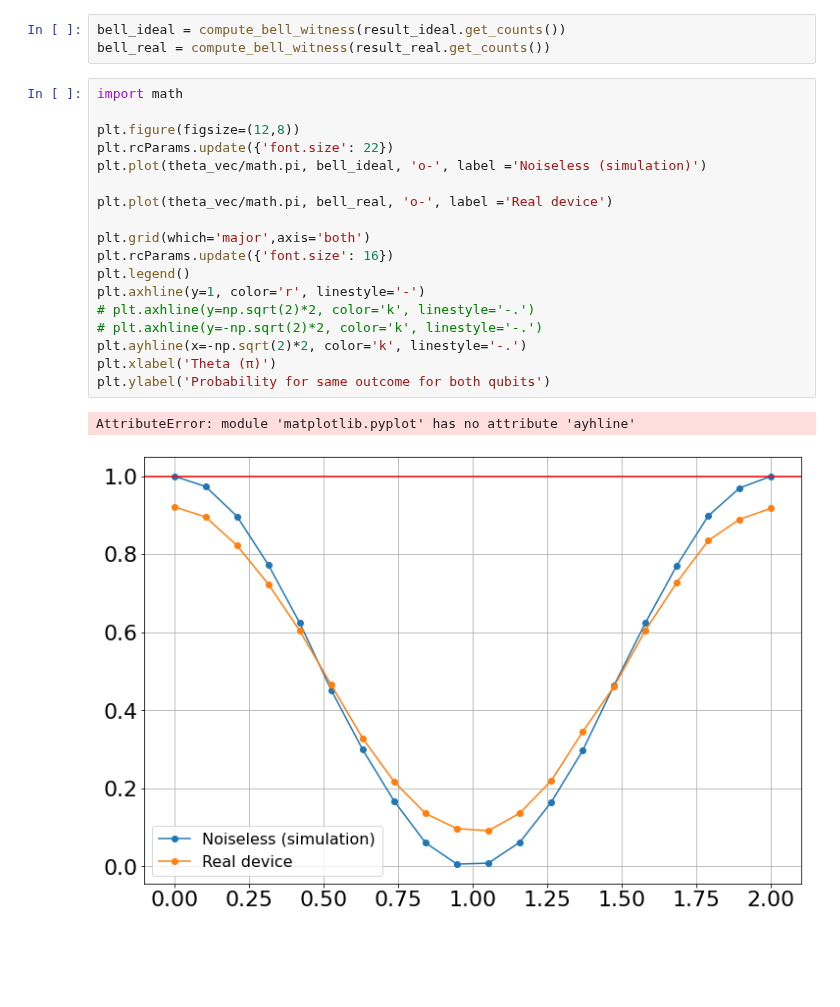
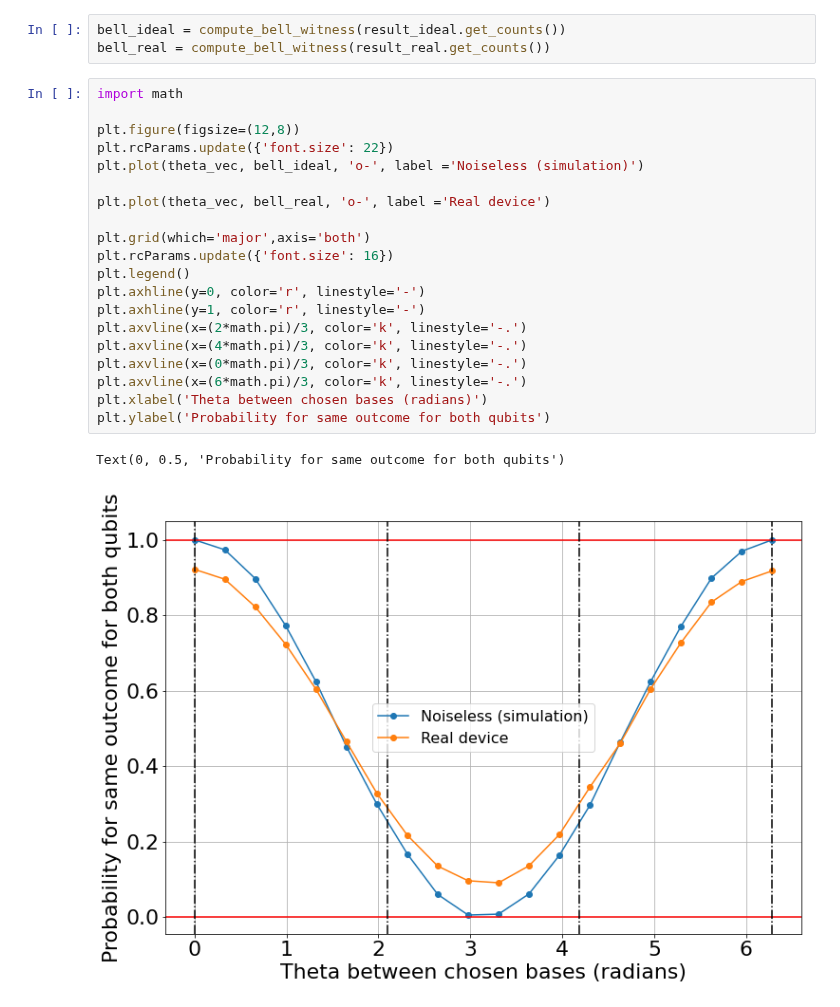
Before and after one commit to DeDuckProject/quantum-playground, a Jupyter notebook: experiments/EPR experiment - 3 bases.ipynb, the cells around one changed output. Cells and saved outputs as stored; diff of their text form; blank space fills up the shorter version.

Commit message:
cleaned EPR 3 bases

```diff
--- a/experiments/EPR experiment - 3 bases.ipynb
+++ b/experiments/EPR experiment - 3 bases.ipynb
@@ -143,21 +143,23 @@ bell_real = compute_bell_witness(result_real.get_counts())
 # %%
 import math
 
 plt.figure(figsize=(12,8))
 plt.rcParams.update({'font.size': 22})
-plt.plot(theta_vec/math.pi, bell_ideal, 'o-', label ='Noiseless (simulation)')
+plt.plot(theta_vec, bell_ideal, 'o-', label ='Noiseless (simulation)')
 
-plt.plot(theta_vec/math.pi, bell_real, 'o-', label ='Real device')
+plt.plot(theta_vec, bell_real, 'o-', label ='Real device')
 
 plt.grid(which='major',axis='both')
 plt.rcParams.update({'font.size': 16})
 plt.legend()
+plt.axhline(y=0, color='r', linestyle='-')
 plt.axhline(y=1, color='r', linestyle='-')
-# plt.axhline(y=np.sqrt(2)*2, color='k', linestyle='-.')
-# plt.axhline(y=-np.sqrt(2)*2, color='k', linestyle='-.')
-plt.ayhline(x=-np.sqrt(2)*2, color='k', linestyle='-.')
-plt.xlabel('Theta (π)')
+plt.axvline(x=(2*math.pi)/3, color='k', linestyle='-.')
+plt.axvline(x=(4*math.pi)/3, color='k', linestyle='-.')
+plt.axvline(x=(0*math.pi)/3, color='k', linestyle='-.')
+plt.axvline(x=(6*math.pi)/3, color='k', linestyle='-.')
+plt.xlabel('Theta between chosen bases (radians)')
 plt.ylabel('Probability for same outcome for both qubits')
 # %% [output]
-AttributeError: module 'matplotlib.pyplot' has no attribute 'ayhline'
+Text(0, 0.5, 'Probability for same outcome for both qubits')
-[figure, old version]
+[figure, new version]
```
Also changed, not shown: parts of 4 cells of this notebook.
